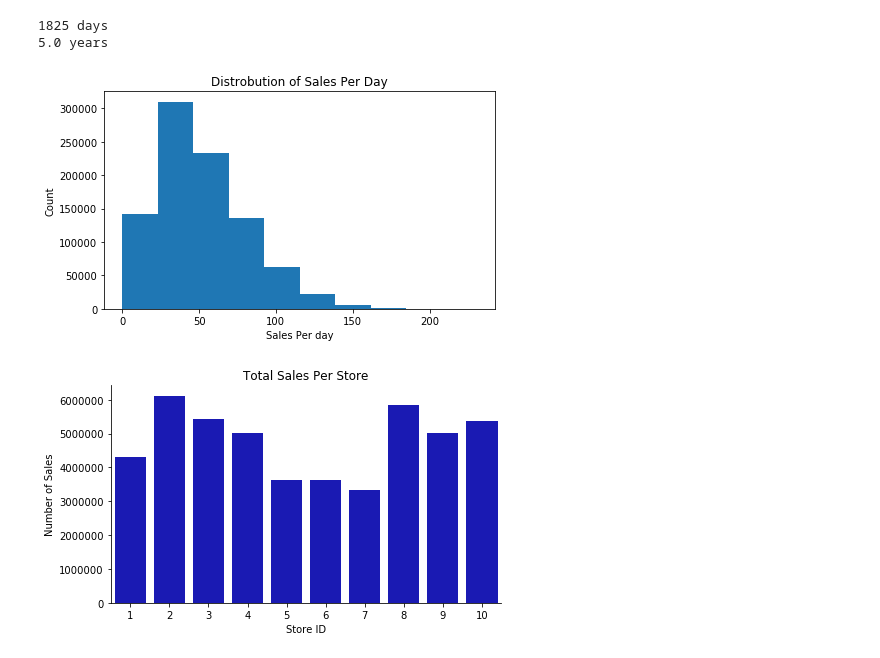
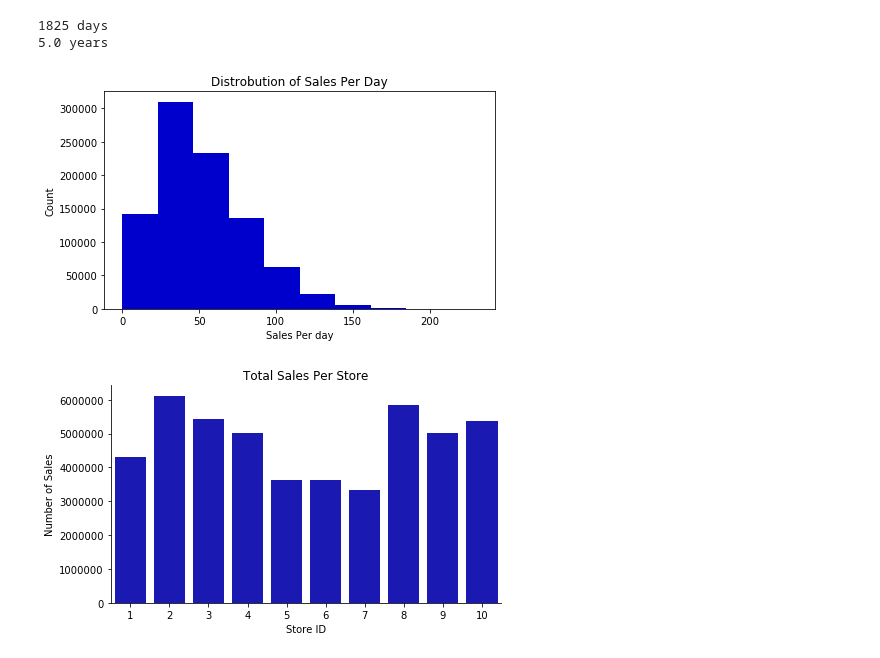
Before and after one commit to mollyryanruby/sales_forecasting, a Jupyter notebook: notebooks/data_cleaning_and_eda.ipynb, the cells around one changed output. Saved outputs shown, nothing was run; the diff lists cells and outputs as text; code cells hidden in the pictures.

Commit message:
updated plotting color for consistency

```diff
--- a/notebooks/data_cleaning_and_eda.ipynb
+++ b/notebooks/data_cleaning_and_eda.ipynb
@@ -71,15 +71,15 @@ sales_duration(sales_data)
 # %%
 def sales_per_day():
     fig, ax = plt.subplots(figsize=(7,4))
-    plt.hist(sales_data.sales)
+    plt.hist(sales_data.sales, color='mediumblue')
 
     ax.set(xlabel = "Sales Per day",
            ylabel = "Count",
            title = "Distrobution of Sales Per Day")
 
 sales_per_day()
 # %% [output]
-[figure, old version]
+[figure, new version]
 # %%
 def sales_per_store():
     by_store = sales_data.groupby('store')['sales'].sum().reset_index()
```
Also changed, not shown: parts of 4 cells of this notebook.
